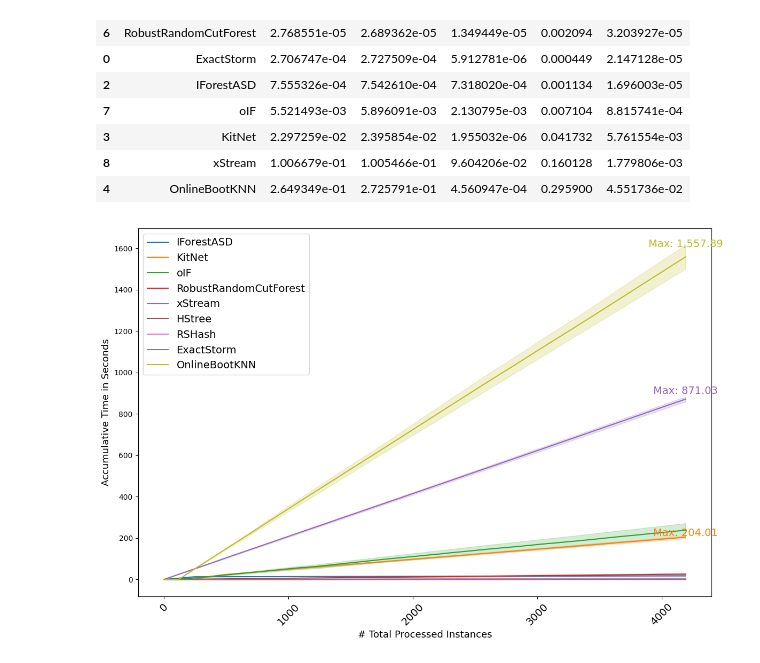
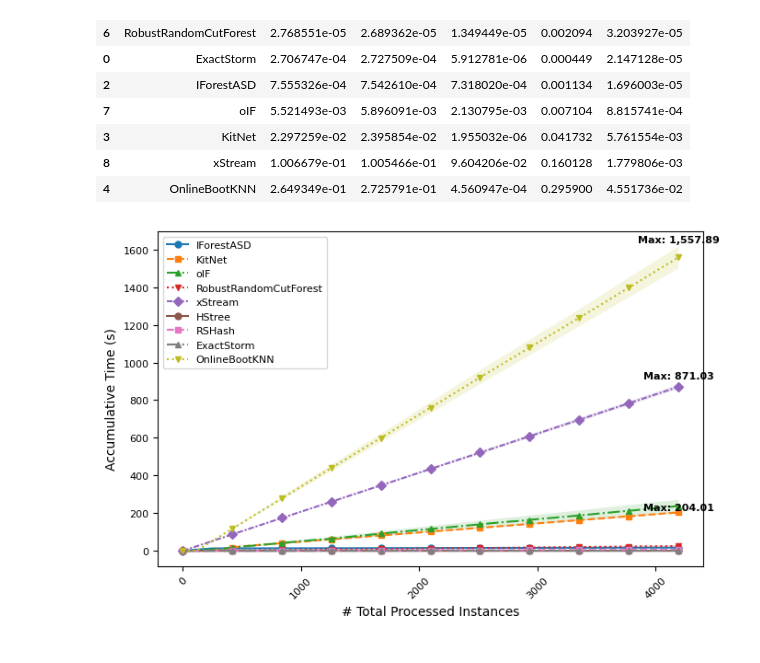
Before and after one commit to nirojasva/spectral-benchmark, a Jupyter notebook: notebooks/3_AD_Original_Sources (Online).ipynb, the cells around one changed output. Cells and saved outputs as stored; diff of their text form; code cells hidden in the pictures.

Commit message:
updated images for crc

```diff
--- a/notebooks/3_AD_Original_Sources (Online).ipynb
+++ b/notebooks/3_AD_Original_Sources (Online).ipynb
@@ -610,7 +634,6 @@ for m, color in zip(methods, color_list):
             xy=(max_timestamp, max_time),
             xytext=(max_timestamp, max_time * 1.03),  # Adjusted for better visibility
             #arrowprops=dict(facecolor=color, arrowstyle='->'),
-            fontsize=FONTSIZE_MAIN,
             color=color,
             ha='center'
         )
@@ -620,10 +643,10 @@ for m, color in zip(methods, color_list):
 
 # Adding labels and title
 #plt.title("Scoring Time", fontsize=FONTSIZE_SEC)
-plt.xlabel('# Instances', fontsize=FONTSIZE_SEC)
-plt.ylabel('Accumulative Scoring Time in Seconds', fontsize=FONTSIZE_SEC)
-plt.legend(loc='upper left', fontsize=FONTSIZE_MAIN)  # Place legend dynamically
-plt.xticks(rotation=45, fontsize=FONTSIZE_MAIN)
+plt.xlabel('# Instances')
+plt.ylabel('Accumulative Scoring Time in Seconds')
+plt.legend(loc='upper left')  # Place legend dynamically
+plt.xticks(rotation=45)
 #plt.grid(True, linestyle='--', alpha=0.6)  # Improve grid visibility
 plt.tight_layout()
 
@@ -679,7 +702,6 @@ for m, color in zip(methods, color_list):
         xy=(max_timestamp, max_time),
         xytext=(max_timestamp, max_time * 1.03),  # Adjusted for better visibility
         #arrowprops=dict(facecolor=color, arrowstyle='->'),
-        fontsize=FONTSIZE_MAIN,
         color=color,
         ha='center'
     )
@@ -689,10 +711,10 @@ plt.gca().xaxis.set_major_formatter(mdates.DateFormatter('%H:%M'))
 plt.xlabel('Time')
 plt.ylabel('Scoring Time in Seconds')
 plt.legend(loc='best')  # Place legend dynamically
-plt.xticks(rotation=45, fontsize=FONTSIZE_MAIN)
+plt.xticks(rotation=45)
 plt.grid(True, linestyle='--', alpha=0.6)  # Improve grid visibility
 plt.tight_layout()
-plt.title("Scoring Time", fontsize=FONTSIZE_MAIN)
+plt.title("Scoring Time")
 #plt.savefig(f"/home/nicolas/spectral_anomaly_detector/notebooks/img_training_and_scoring_time/{SCENARIO}_scoring_time.png", format="png")
 # Display the plot
 plt.show()
@@ -731,73 +753,77 @@ scoring_time_stats
 # %%
 filtered_data['total_time']=filtered_data['training_time']+filtered_data['scoring_time']
 # %%
-# Create a single figure
-plt.figure(figsize=(12, 8))
+line_styles = ['-', '--', '-.', ':', (0, (3, 1, 1, 1))]
+markers = ['o', 's', '^', 'v', 'D', 'X', '*']
 
-# Group data by method and timestamp, calculating mean and standard deviation across iterations
+style_cycler = itertools.cycle(zip(line_styles, markers))
+
+plt.figure(figsize=(7, 4.5))
+
 grouped_data = filtered_data.groupby(['method', 'timestamp']).agg(
     mean_total_time_t=('total_time', 'mean'),
     std_total_time_t=('total_time', 'std')
 ).reset_index()
 
-# Loop through methods and plot the accumulated values with shaded area
 for m, color in zip(methods, color_list):
+
+    ls, mk = next(style_cycler)
 
     method_data = grouped_data[grouped_data["method"] == m]
 
     # Compute cumulative sum
     cumulative_training_time = method_data['mean_total_time_t'].expanding().sum()
 
-    # Plot averaged training time with accumulation
+    marker_interval = max(1, len(method_data) // 10)
+
     plt.plot(
-        range(len(method_data['timestamp'])),  # Use the index as x-axis
+        range(len(method_data['timestamp'])),
         cumulative_training_time,
         label=f'{m}',
-        color=color
+        color=color,
+        linestyle=ls,
+        marker=mk,
+        markevery=marker_interval,
+        markersize=5,
+        linewidth=1.5
     )
 
-    # Plot shaded area representing standard deviation
+
     plt.fill_between(
-        range(len(method_data['timestamp'])),  # Use the index as x-axis
+        range(len(method_data['timestamp'])),
         (method_data['mean_total_time_t'] - method_data['std_total_time_t']).expanding().sum(),
         (method_data['mean_total_time_t'] + method_data['std_total_time_t']).expanding().sum(),
         color=color,
-        alpha=0.2
+        alpha=0.15,
+        edgecolor=None
     )
 
-    # Get max accumulated training time and timestamp
+
     max_time = cumulative_training_time.max()
+    max_timestamp = len(method_data['timestamp'])
 
-    max_timestamp = len(method_data['timestamp'])  # Ensuring correct index
+    formatted_max_time = f"{max_time:,.2f}"
 
-    # Format the max value properly
-    formatted_max_time = f"{max_time:,.2f}"  # Adds commas and rounds to 2 decimals
     if m in ["OnlineBootKNN", "xStream", "KitNet"]:
-        # Annotate the max value
         plt.annotate(
             f'Max: {formatted_max_time}',
             xy=(max_timestamp, max_time),
-            xytext=(max_timestamp, max_time * 1.03),  # Adjusted for better visibility
-            #arrowprops=dict(facecolor=color, arrowstyle='->'),
-            fontsize=FONTSIZE_MAIN,
-            color=color,
+            xytext=(max_timestamp, max_time * 1.05),
+            color='black',
+            fontsize=8,
+            fontweight='bold',
             ha='center'
         )
 
-# Format the x-axis to show only the hours
-# plt.gca().xaxis.set_major_formatter(mdates.DateFormatter('%H:%M'))
-
-# Adding labels and title
-#plt.title("Scoring Time", fontsize=FONTSIZE_SEC)
-plt.xlabel('# Total Processed Instances', fontsize=FONTSIZE_SEC)
-plt.ylabel('Accumulative Time in Seconds', fontsize=FONTSIZE_SEC)
-plt.legend(loc='upper left', fontsize=FONTSIZE_MAIN)  # Place legend dynamically
-plt.xticks(rotation=45, fontsize=FONTSIZE_MAIN)
-#plt.grid(True, linestyle='--', alpha=0.6)  # Improve grid visibility
+# Format axes and labels
+plt.xlabel('# Total Processed Instances')
+plt.ylabel('Accumulative Time (s)')
+plt.legend(loc='upper left', frameon=True)
+plt.xticks(rotation=45)
 plt.tight_layout()
 
+
 plt.savefig(current_dir / 'notebooks' / 'img_training_and_scoring_time'/f"{SCENARIO}_accum_total_time.pdf", format="pdf")
-# Display the plot
 plt.show()
 # %% [output]
-[figure, old version]
+[figure, new version]
```
Also changed, not shown: parts of 11 cells of this notebook, 23 other files.
